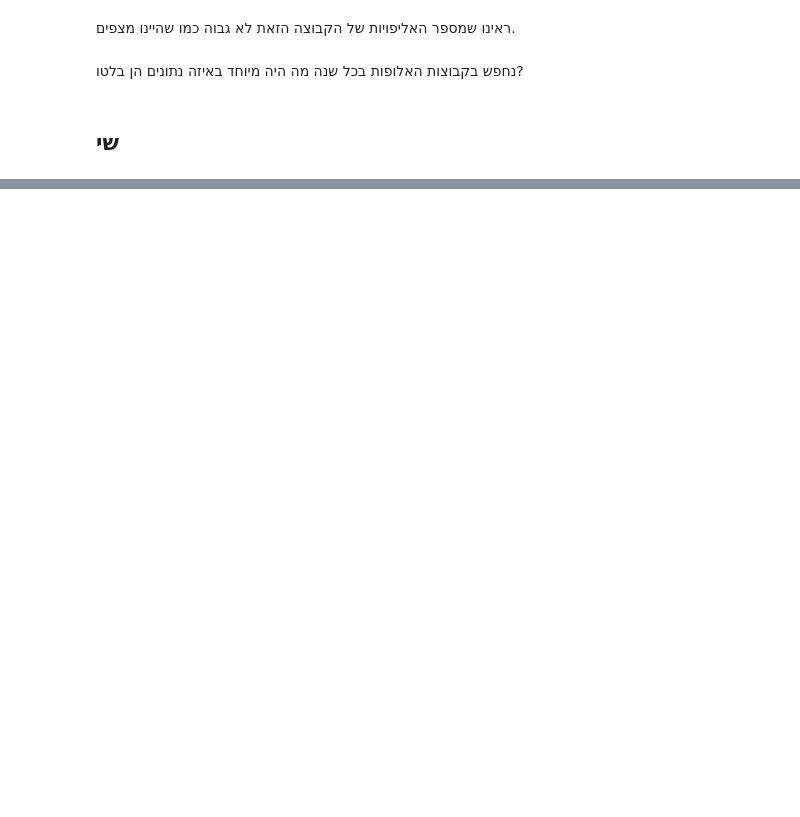
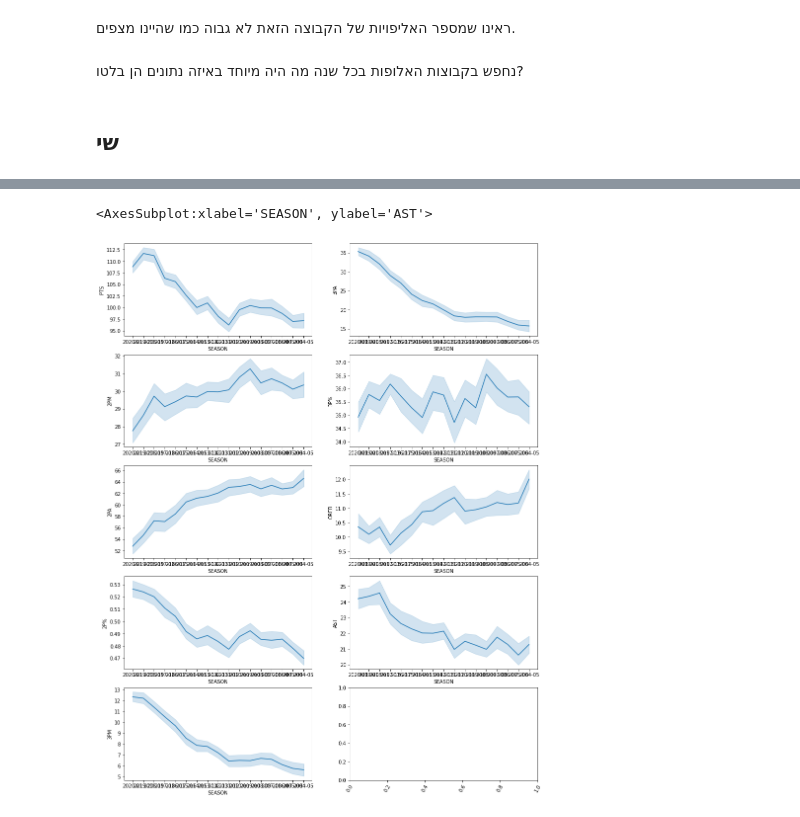
Before and after one commit to eytanmuzafi/data-science, a Jupyter notebook: project.ipynb, the cells around one changed output, grey strips where cells are left out. Drawn from its saved outputs; the diff is of its cells as text; code cells hidden in the pictures; blank space fills up the shorter version.

```diff
--- a/project.ipynb
+++ b/project.ipynb
@@ -393,0 +394,16 @@ sns.lineplot(data =nba_stat,x='SEASON',y='STL')
+# %%
+atk=['PTS', '2PM','2PA', '2P%', '3PM', '3PA', '3P%', 'OREB', 'AST']
+fig, axes = plt.subplots(5,2,figsize=(15,20))
+plt.xticks(rotation=60)
+sns.lineplot(data =nba_stat,x='SEASON',y='PTS',ax=axes[0,0])
+sns.lineplot(data =nba_stat,x='SEASON',y='2PM',ax=axes[1,0])
+sns.lineplot(data =nba_stat,x='SEASON',y='2PA',ax=axes[2,0])
+sns.lineplot(data =nba_stat,x='SEASON',y='2P%',ax=axes[3,0])
+sns.lineplot(data =nba_stat,x='SEASON',y='3PM',ax=axes[4,0])
+sns.lineplot(data =nba_stat,x='SEASON',y='3PA',ax=axes[0,1])
+sns.lineplot(data =nba_stat,x='SEASON',y='3P%',ax=axes[1,1])
+sns.lineplot(data =nba_stat,x='SEASON',y='OREB',ax=axes[2,1])
+sns.lineplot(data =nba_stat,x='SEASON',y='AST',ax=axes[3,1])
+# %% [output]
+<AxesSubplot:xlabel='SEASON', ylabel='AST'>
+[figure, added]
```
Also changed, not shown: parts of 20 cells of this notebook.
